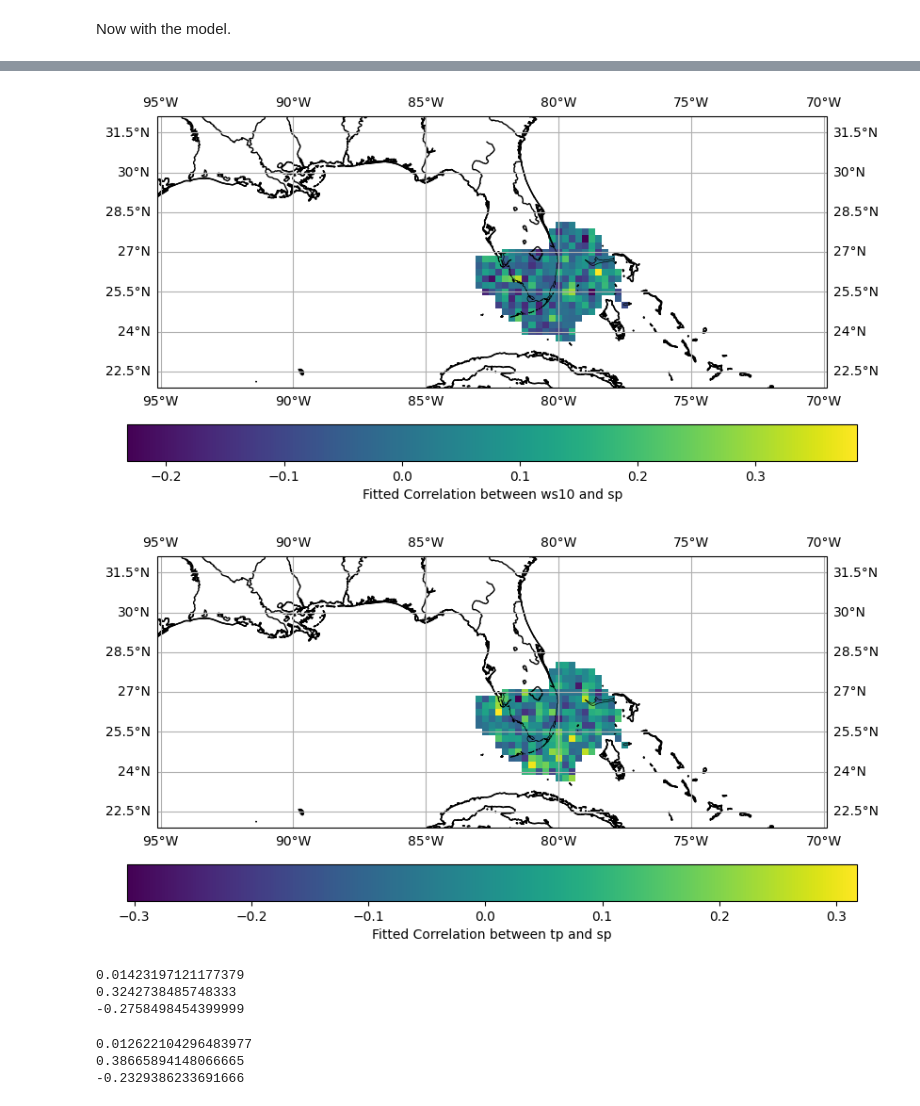
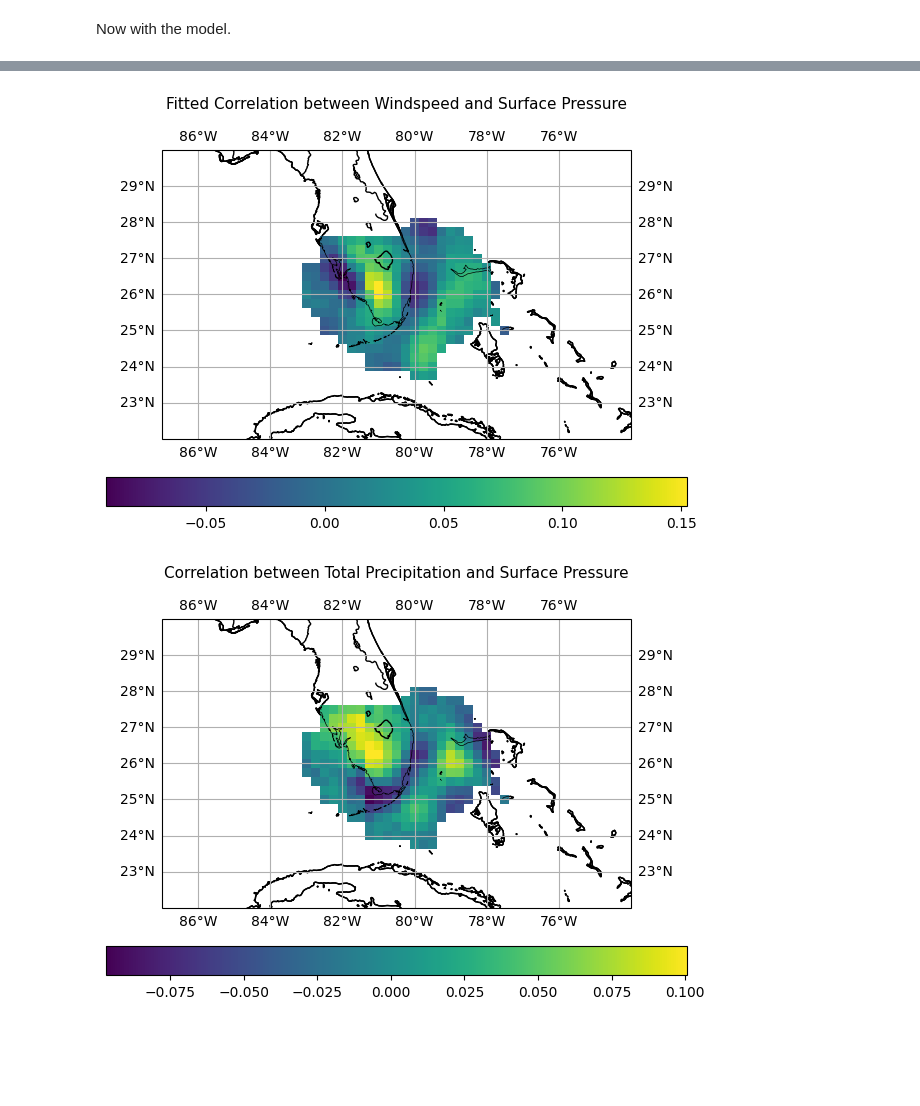
Before and after one commit to MujtaGit/Extreme_Weather_Correlation, a Jupyter notebook: post_icar.ipynb, the cells around one changed output, grey strips where cells are left out. Drawn from its saved outputs; the diff is of its cells as text; code cells hidden in the pictures; blank space fills up the shorter version.

```diff
--- a/post_icar.ipynb
+++ b/post_icar.ipynb
@@ -741,58 +713,44 @@ ax.set_ylabel('Latitude', fontsize=12);
-# %%
-full_correlations_gam = node_correlations_gam.copy()
-
-for i in range(len(node1)):
-
-    edge = node1.values[i]
-
-    full_correlations_gam[edge-1] += edge_correlations_gam.values[i]
-
-for i in range(len(node2)):
-
-    edge = node2.values[i]
-
-    full_correlations_gam[edge-1] += edge_correlations_gam.values[i]
 # %%
-data_grid_gam = data_grid.copy()
+data_grid_icar = data_grid.copy()
 
 k = 0
 
 for i in range(101):
 
-    for j in range(40,-1,-1):
+    for j in range(40):
 
-        if not np.isnan(data_grid_gam[j,i]):
+        if not np.isnan(data_grid_icar[j,i]):
 
-            data_grid_gam[j,i] = full_correlations_gam[k]
+            data_grid_icar[j,i] = correlations_gam.values[k]
 
-            k+=1
+            k += 1
 # %%
 fig, ax = plt.subplots(figsize=(10, 5),
                        subplot_kw={'projection': ccrs.PlateCarree()})
 
-#ax.set_extent([-70, -95, 32, 22])
+ax.set_extent([-87, -74, 22, 30], crs=ccrs.PlateCarree())
 
 ax.add_feature(cfeature.COASTLINE, linewidth=0.5, edgecolor='black')
 ax.add_feature(cfeature.BORDERS, linestyle=':', linewidth=0.5, edgecolor='black')
 ax.add_feature(cfeature.LAND, edgecolor='black', facecolor='none')
 ax.add_feature(cfeature.OCEAN, edgecolor='black', facecolor='none')
 ax.add_feature(cfeature.LAKES, edgecolor='black', facecolor='none')
 ax.add_feature(cfeature.RIVERS, edgecolor='black')
 
-heatmap = ax.pcolormesh(lon, lat, data_grid_gam, cmap='viridis', transform=ccrs.PlateCarree())
+heatmap = ax.pcolormesh(lon, lat, data_grid_icar, cmap='viridis', transform=ccrs.PlateCarree())
 
 # Add a colorbar
-cbar = plt.colorbar(heatmap, ax=ax, orientation='horizontal', pad=0.1)
-cbar.set_label('Fitted Correlation between ws10 and sp')
+cbar = plt.colorbar(heatmap, ax=ax, orientation='horizontal', shrink=0.75, pad=0.1)
+#cbar.set_label('Windspeed')
 
 # Add gridlines
 ax.gridlines(draw_labels=True)
 
+ax.set_title(f'Fitted Correlation between Windspeed and Surface Pressure', fontsize=11, pad=15)
+ax.set_xlabel('Longitude', fontsize=12)
+ax.set_ylabel('Latitude', fontsize=12);
+
 # Show the plot
 plt.show()
-
-ax.set_title(f'Correlation between ws10 and tp', fontsize=16)
-ax.set_xlabel('Longitude', fontsize=12)
-ax.set_ylabel('Latitude', fontsize=12);
 # %% [output]
-[figure, old version]
+[figure, new version]
@@ -828,7 +772,7 @@ for i in range(101):
 fig, ax = plt.subplots(figsize=(10, 5),
                        subplot_kw={'projection': ccrs.PlateCarree()})
 
-#ax.set_extent([-70, -95, 32, 22])
+ax.set_extent([-87, -74, 22, 30], crs=ccrs.PlateCarree())
 
 ax.add_feature(cfeature.COASTLINE, linewidth=0.5, edgecolor='black')
 ax.add_feature(cfeature.BORDERS, linestyle=':', linewidth=0.5, edgecolor='black')
@@ -837,36 +781,20 @@ ax.add_feature(cfeature.OCEAN, edgecolor='black', facecolor='none')
 ax.add_feature(cfeature.LAKES, edgecolor='black', facecolor='none')
 ax.add_feature(cfeature.RIVERS, edgecolor='black')
 
-heatmap = ax.pcolormesh(lon, lat, data_grid_del, cmap='viridis', transform=ccrs.PlateCarree())
+heatmap = ax.pcolormesh(lon, lat, data_grid_icar, cmap='viridis', transform=ccrs.PlateCarree())
 
 # Add a colorbar
-cbar = plt.colorbar(heatmap, ax=ax, orientation='horizontal', pad=0.1)
-cbar.set_label('Fitted Correlation between tp and sp')
+cbar = plt.colorbar(heatmap, ax=ax, orientation='horizontal', shrink=0.75, pad=0.1)
+#cbar.set_label('Windspeed')
 
 # Add gridlines
 ax.gridlines(draw_labels=True)
 
+ax.set_title(f'Correlation between Total Precipitation and Surface Pressure', fontsize=11, pad=15)
+ax.set_xlabel('Longitude', fontsize=12)
+ax.set_ylabel('Latitude', fontsize=12);
+
 # Show the plot
 plt.show()
-
-ax.set_title(f'Correlation between ws10 and tp', fontsize=16)
-ax.set_xlabel('Longitude', fontsize=12)
-ax.set_ylabel('Latitude', fontsize=12);
 # %% [output]
-[figure, old version]
+[figure, new version]
-# %%
-print(full_correlations_rho.mean())
-print(full_correlations_rho.max())
-print(full_correlations_rho.min())
-# %% [output]
-0.01423197121177379
-0.3242738485748333
--0.2758498454399999
-# %%
-print(full_correlations_gam.mean())
-print(full_correlations_gam.max())
-print(full_correlations_gam.min())
-# %% [output]
-0.012622104296483977
-0.38665894148066665
--0.2329386233691666
```
Also changed, not shown: parts of 21 cells of this notebook, 9 other files.
